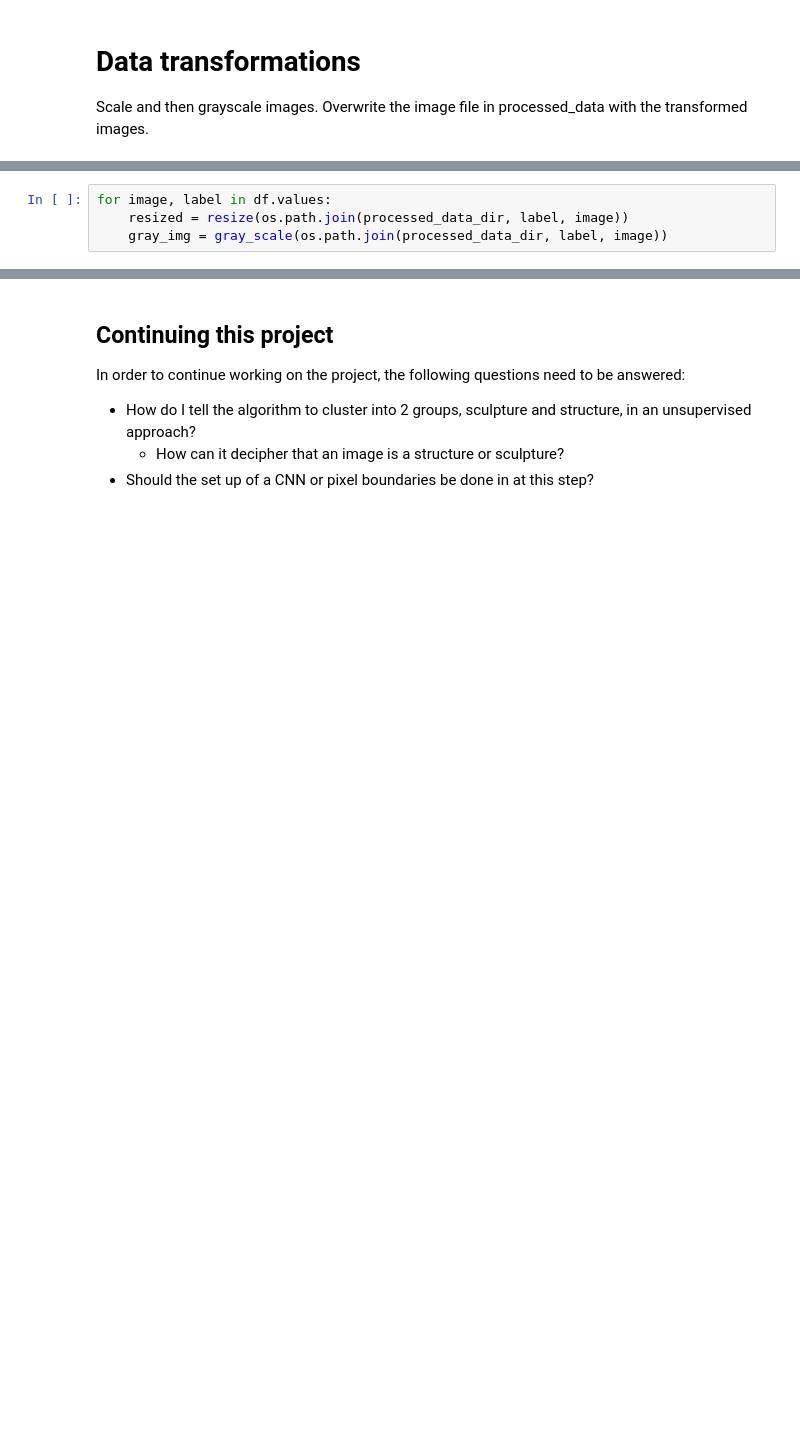
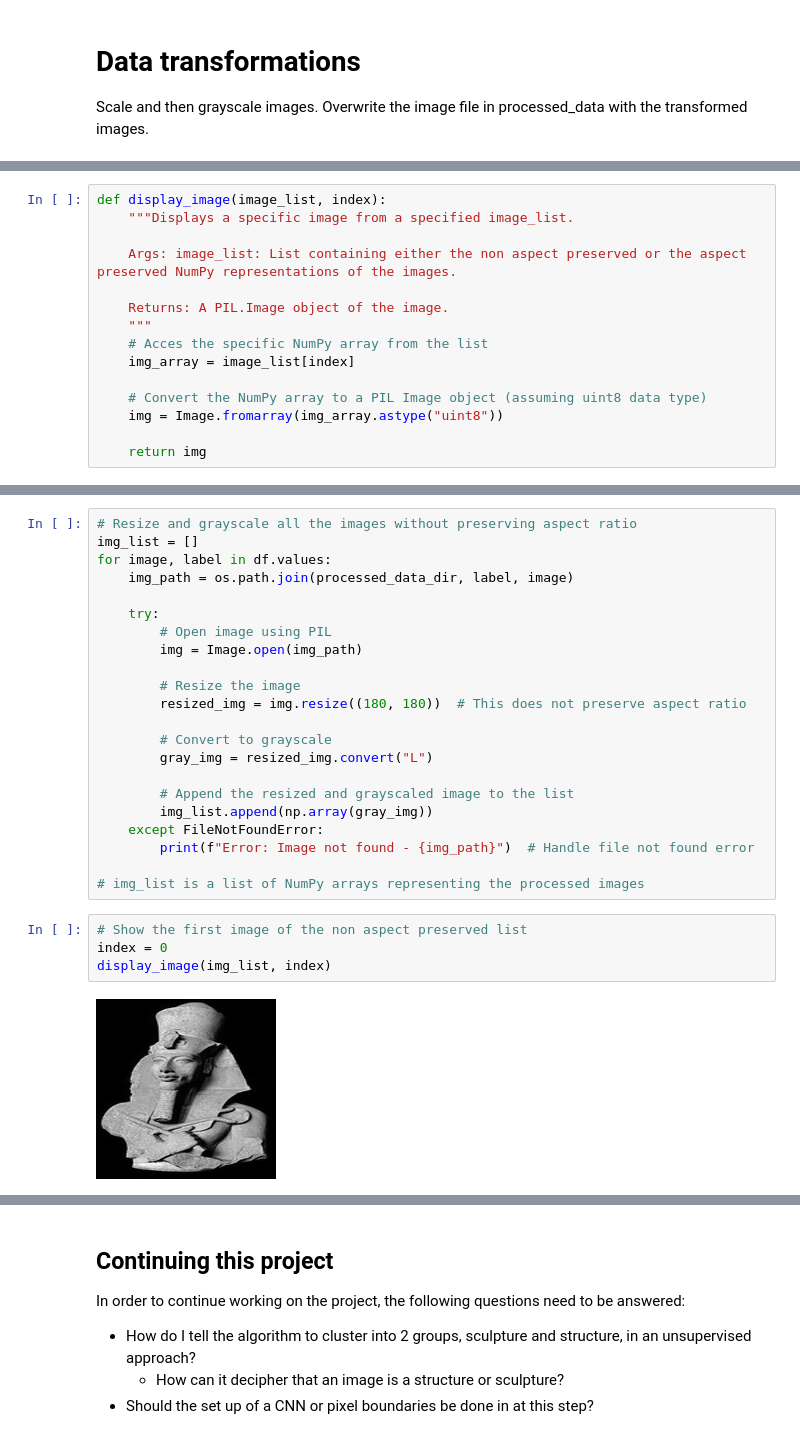
Before and after one commit to jsan712/Machine-Learning-Final-Project, a Jupyter notebook: ancient_egyptian_classification.ipynb, the cells around one changed output, grey strips where cells are left out. Drawn from its saved outputs; the diff is of its cells as text; blank space fills up the shorter version.

Commit message:
Bug fixes and progress
Fixed resize and grayscale, added non-preserved aspect ratio image data, corrected data split, PCA works. Have not done data visualization of PCA or run the K means model.

```diff
--- a/ancient_egyptian_classification.ipynb
+++ b/ancient_egyptian_classification.ipynb
@@ -187,4 +173,0 @@ def gray_scale(image_path):
-# %%
-for image, label in df.values:
-    resized = resize(os.path.join(processed_data_dir, label, image))
-    gray_img = gray_scale(os.path.join(processed_data_dir, label, image))
@@ -231,0 +201,15 @@ Name: label, dtype: object
+# %%
+def display_image(image_list, index):
+    """Displays a specific image from a specified image_list.
+
+    Args: image_list: List containing either the non aspect preserved or the aspect preserved NumPy representations of the images.
+
+    Returns: A PIL.Image object of the image.
+    """
+    # Acces the specific NumPy array from the list
+    img_array = image_list[index]
+
+    # Convert the NumPy array to a PIL Image object (assuming uint8 data type)
+    img = Image.fromarray(img_array.astype("uint8"))
+
+    return img
@@ -231,0 +236,28 @@ Name: label, dtype: object
+# %%
+# Resize and grayscale all the images without preserving aspect ratio
+img_list = []
+for image, label in df.values:
+    img_path = os.path.join(processed_data_dir, label, image)
+
+    try:
+        # Open image using PIL
+        img = Image.open(img_path)
+
+        # Resize the image
+        resized_img = img.resize((180, 180))  # This does not preserve aspect ratio
+
+        # Convert to grayscale
+        gray_img = resized_img.convert("L")
+
+        # Append the resized and grayscaled image to the list
+        img_list.append(np.array(gray_img))
+    except FileNotFoundError:
+        print(f"Error: Image not found - {img_path}")  # Handle file not found error
+
+# img_list is a list of NumPy arrays representing the processed images
+# %%
+# Show the first image of the non aspect preserved list
+index = 0
+display_image(img_list, index)
+# %% [output]
+[figure, added]
```
Also changed, not shown: parts of 30 cells of this notebook.
